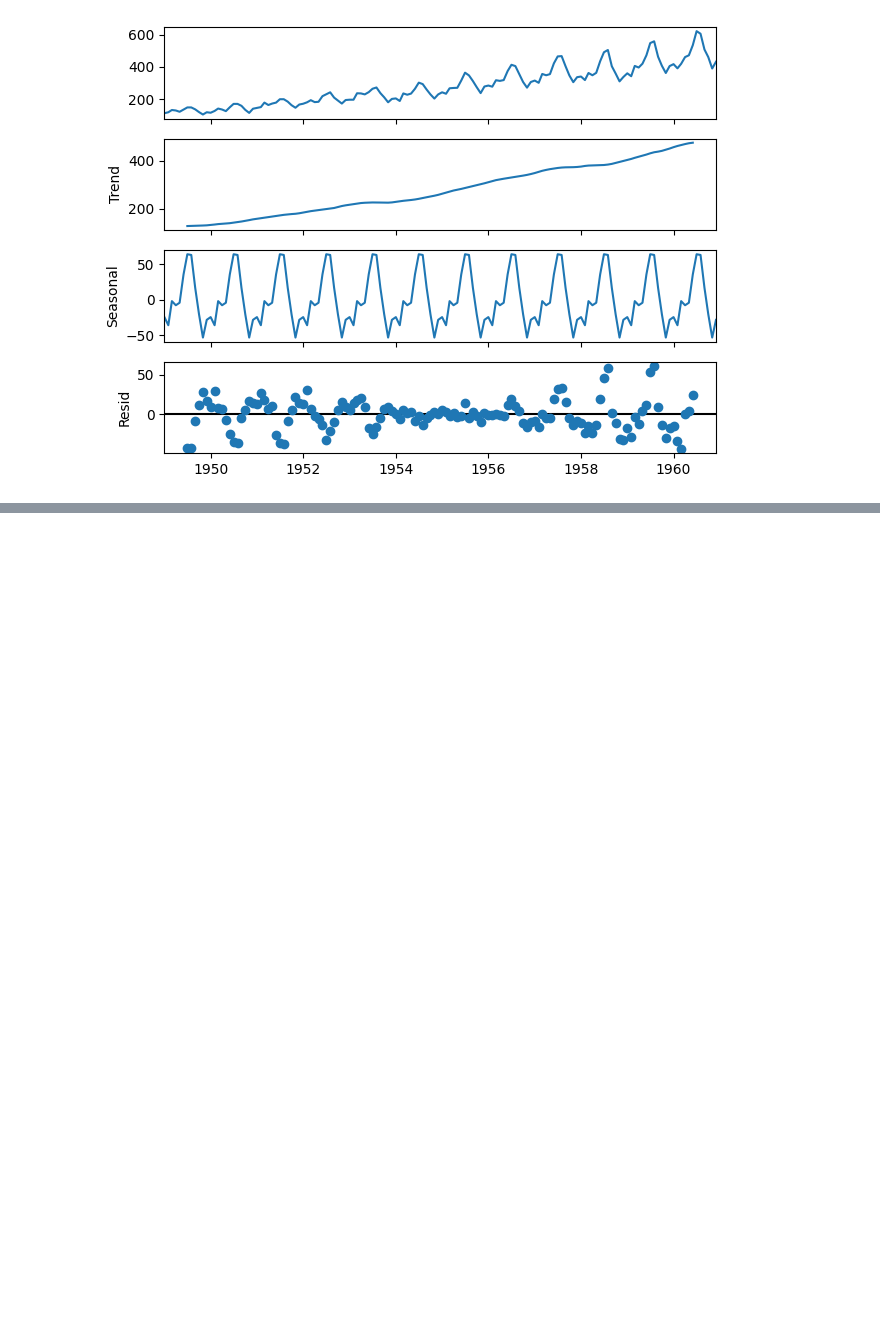
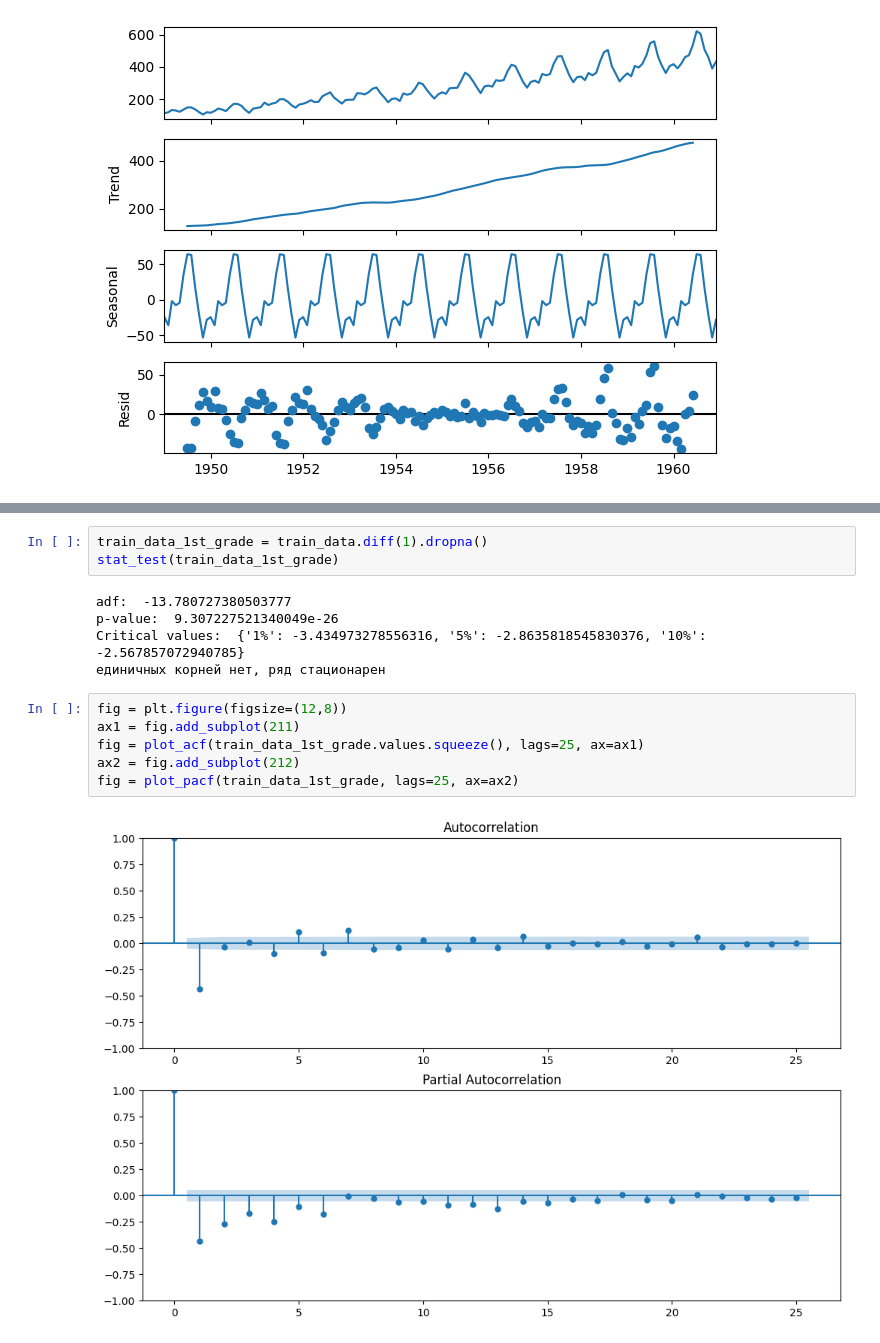
Before and after one commit to Elancinos/SF_DS_COURSE, a Jupyter notebook: Studies/MATH&ML-12/MATH&ML-12.ipynb, the cells around one changed output, grey strips where cells are left out. Drawn from its saved outputs; the diff is of its cells as text; blank space fills up the shorter version.

```diff
--- a/Studies/MATH&ML-12/MATH&ML-12.ipynb
+++ b/Studies/MATH&ML-12/MATH&ML-12.ipynb
@@ -40,0 +281,16 @@ plt.show()
+# %%
+train_data_1st_grade = train_data.diff(1).dropna()
+stat_test(train_data_1st_grade)
+# %% [output]
+adf:  -13.780727380503777
+p-value:  9.307227521340049e-26
+Critical values:  {'1%': -3.434973278556316, '5%': -2.8635818545830376, '10%': -2.567857072940785}
+единичных корней нет, ряд стационарен
+# %%
+fig = plt.figure(figsize=(12,8))
+ax1 = fig.add_subplot(211)
+fig = plot_acf(train_data_1st_grade.values.squeeze(), lags=25, ax=ax1)
+ax2 = fig.add_subplot(212)
+fig = plot_pacf(train_data_1st_grade, lags=25, ax=ax2)
+# %% [output]
+[figure, added]
```
Also changed, not shown: parts of 23 cells of this notebook, 43 other files.
